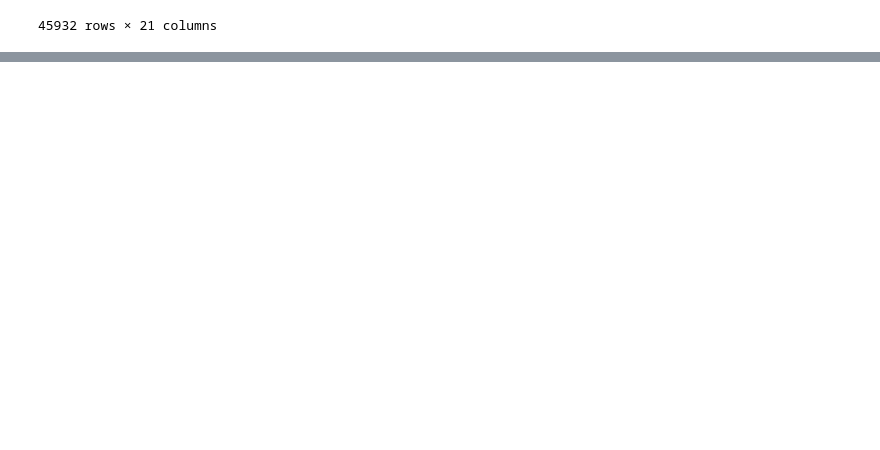
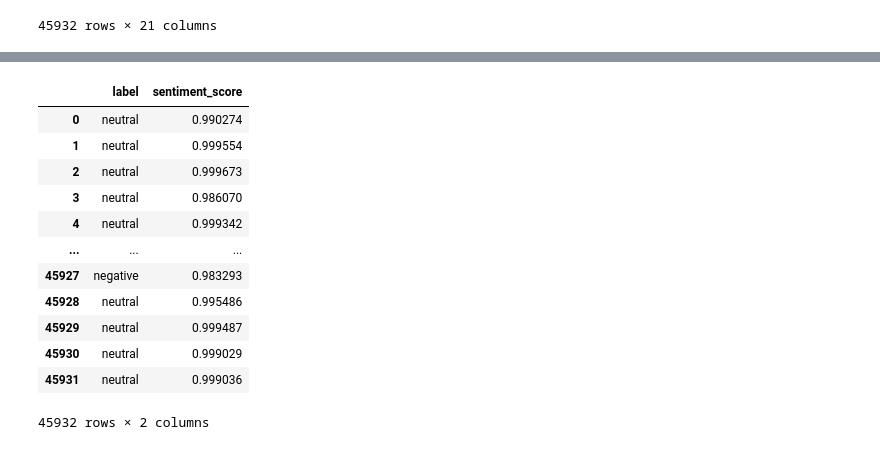
Before and after one commit to YuxinYY/Pre-earnings-Social-Media-Sentiment-Accuracy, a Jupyter notebook: training/training.ipynb, the cells around one changed output, grey strips where cells are left out. Saved outputs shown, nothing was run; the diff lists cells and outputs as text; code cells hidden in the pictures; blank space fills up the shorter version.

Commit message:
Update initial trained results.

```diff
--- a/training/training.ipynb
+++ b/training/training.ipynb
@@ -35,5 +35,6 @@ train
 | 45931 | p5gb14 | $PAYA , payment processor with lo... | Hello, so I follow the [Kelly Cri... | repos39 | 2021-08-16 13:42:04+00:00 | 553 | 216.0 | https://www.reddit.com/r/wallstre... | wallstreetbets | ... |
 45932 rows × 21 columns
 # %%
-train[train['title'].isna()==False] #title has more valid data
+test = train['title'][train['title'].isna()==False].to_list() #title has more valid data
+type(test)
 # %% [output]
@@ -53,4 +42,4 @@ train[train['title'].isna()==False] #title has more valid data
 # %%
-results = nlp(train['selftext'])
+results = nlp(test)
 results
 # %% [output]
@@ -57,0 +63,22 @@ ValueError: text input must be of type `str` (single example), `List[str]` (batc
+# %%
+df = pd.DataFrame(results)
+df.rename(columns={"score":"sentiment_score"},inplace = True)
+init = pd.concat([train,df],axis = 1)
+init
+init.to_csv(r'G:\Interview Projects\reddit\training\sentiment_initial_results.csv', index=False)
+# %%
+init.sort_values(by = ['sentiment_score'])
+# %% [output]
+|  | label | sentiment_score |
+| 0 | neutral | 0.990274 |
+| 1 | neutral | 0.999554 |
+| 2 | neutral | 0.999673 |
+| 3 | neutral | 0.986070 |
+| 4 | neutral | 0.999342 |
+| ... | ... | ... |
+| 45927 | negative | 0.983293 |
+| 45928 | neutral | 0.995486 |
+| 45929 | neutral | 0.999487 |
+| 45930 | neutral | 0.999029 |
+| 45931 | neutral | 0.999036 |
+45932 rows × 2 columns
```
Also changed, not shown: parts of 2 cells of this notebook, 1 other file.
